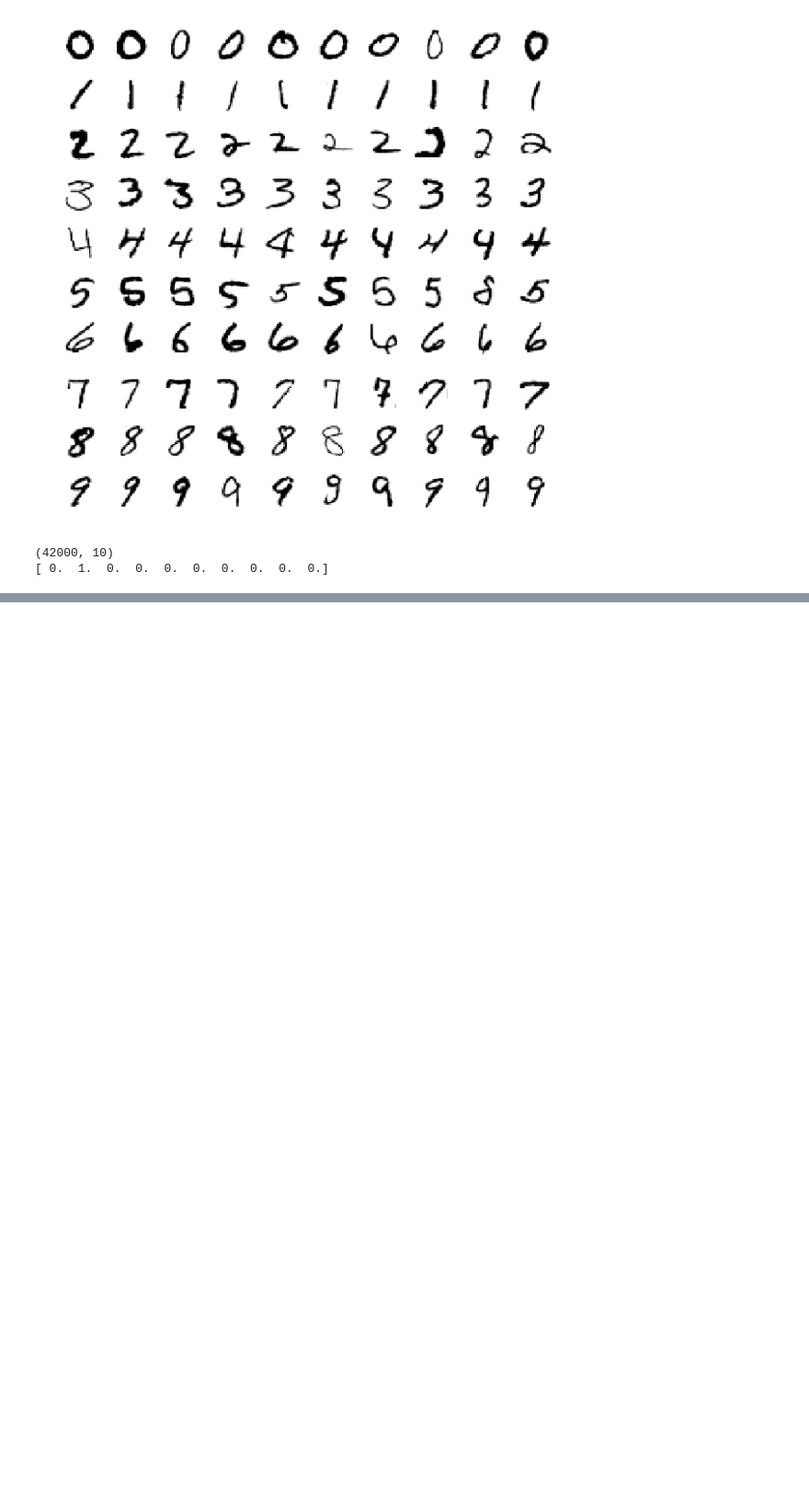
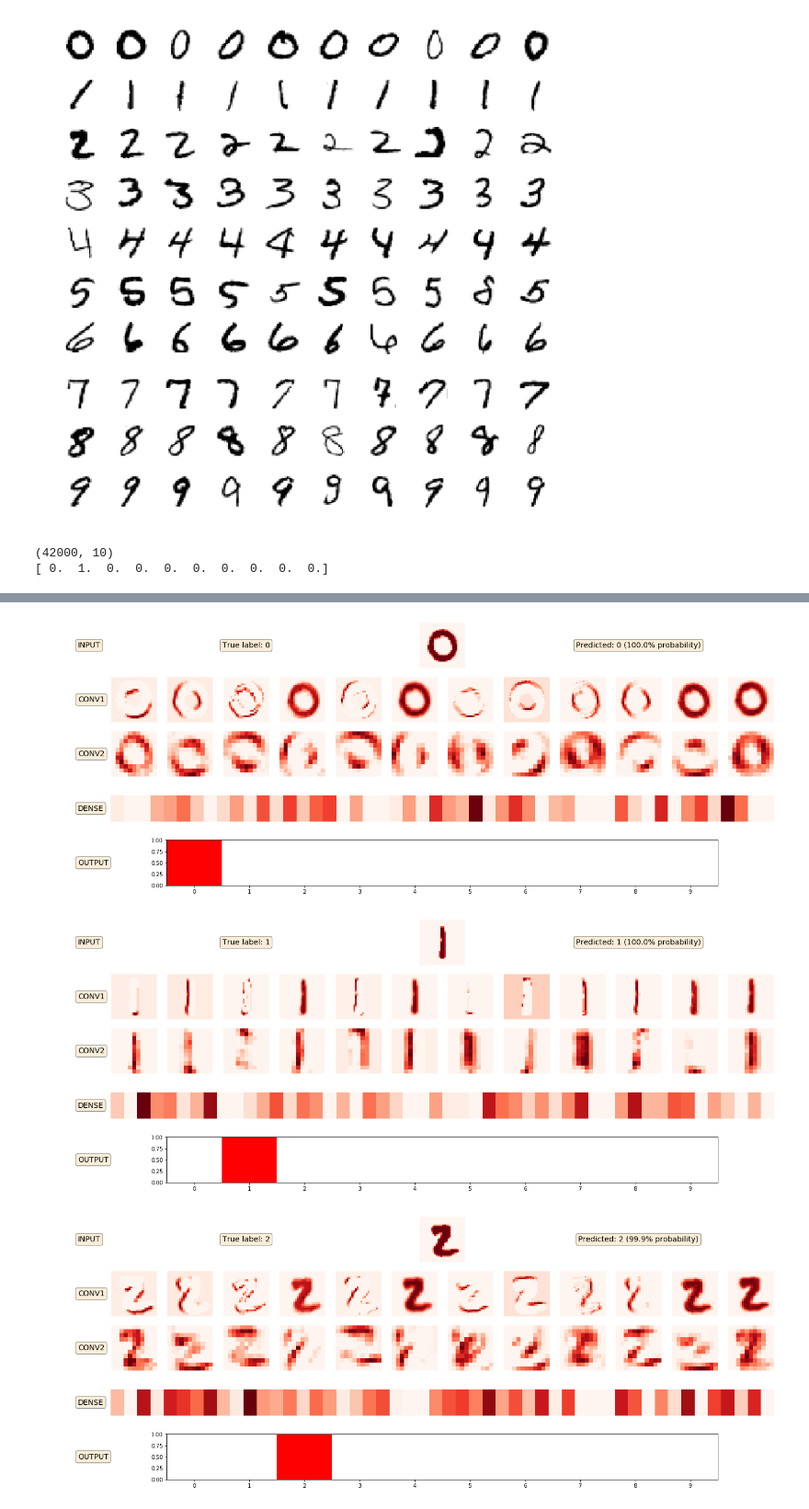
Before and after one commit to jack89roberts/kaggle-digit-recognizer, a Jupyter notebook: digit_recognizer.ipynb, the cells around one changed output, grey strips where cells are left out. Shown at 92% size. Cells and saved outputs as stored; diff of their text form; code cells hidden in the pictures; blank space fills up the shorter version.

```diff
--- a/digit_recognizer.ipynb
+++ b/digit_recognizer.ipynb
@@ -109,12 +94,33 @@ conv1_out = model_conv1.predict(X)
 print(conv1_out.shape)
 
 model_conv2=Sequential()
-model_conv2.add(model.get_layer('conv1'))
+model_conv2.add(model.get_layer('pool1'))
 model_conv2.add(model.get_layer('conv2'))
 model_conv2.compile(loss=keras.losses.categorical_crossentropy,
               optimizer='adam',
               metrics=['accuracy'])
-conv2_out = model_conv2.predict(X)
+conv2_out = model_conv2.predict(conv1_out)
 print(conv2_out.shape)
+
+model_dense1=Sequential()
+model_dense1.add(Flatten())
+model_dense1.add(model.get_layer('dense1'))
+model_dense1.compile(loss=keras.losses.categorical_crossentropy,
+              optimizer='adam',
+              metrics=['accuracy'])
+dense1_out = model_dense1.predict(conv2_out)
+print(dense1_out.shape)
+
+model_dense2=Sequential()
+model_dense2.add(Flatten())
+model_dense2.add(model.get_layer('dense2'))
+model_dense2.compile(loss=keras.losses.categorical_crossentropy,
+              optimizer='adam',
+              metrics=['accuracy'])
+
+model_out = model_dense2.predict(dense1_out)
+
+#model_out = model.predict(X)
+print(model_out.shape)
 # %% [output]
 (42000, 26, 26, 12)
@@ -171,0 +210,9 @@ for img_id in plot_imgs:
+# %%
+plot_imgs = [1,2,16,9,3,8,72,6,10,11,35348]
+
+for img_id in plot_imgs:
+    plot_network(img_id)
+# %% [output]
+[figure, added]
+[figure, added]
+[figure, added]
```
Also changed, not shown: parts of 15 cells of this notebook.
